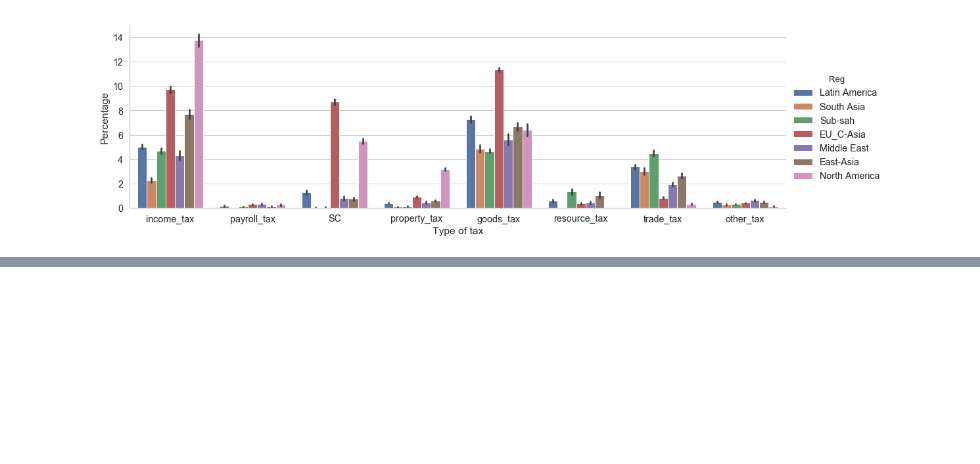
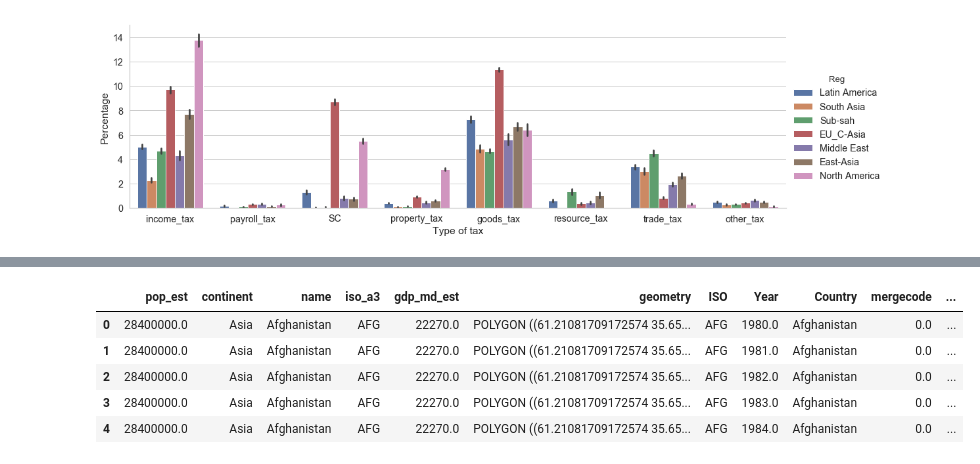
Before and after one commit to jgarciab/test_tjn, a Jupyter notebook: Test.ipynb, the cells around one changed output, grey strips where cells are left out. Drawn from its saved outputs; the diff is of its cells as text; code cells hidden in the pictures; blank space fills up the shorter version.

```diff
--- a/Test.ipynb
+++ b/Test.ipynb
@@ -215,0 +242,10 @@ sns.relplot(x="Year",y="rate",hue="tax_type",kind="line",data=df_cleaned,height=
+# %%
+world_data = pd.merge(world,df_cleaned,left_on="iso_a3",right_on="ISO")
+world_data.head()
+# %% [output]
+|  | pop_est | continent | name | iso_a3 | gdp_md_est | geometry | ISO | Year | Country | mergecode | ... |
+| 0 | 28400000.0 | Asia | Afghanistan | AFG | 22270.0 | POLYGON ((61.21081709172574 35.65... | AFG | 1980.0 | Afghanistan | 0.0 | ... |
+| 1 | 28400000.0 | Asia | Afghanistan | AFG | 22270.0 | POLYGON ((61.21081709172574 35.65... | AFG | 1981.0 | Afghanistan | 0.0 | ... |
+| 2 | 28400000.0 | Asia | Afghanistan | AFG | 22270.0 | POLYGON ((61.21081709172574 35.65... | AFG | 1982.0 | Afghanistan | 0.0 | ... |
+| 3 | 28400000.0 | Asia | Afghanistan | AFG | 22270.0 | POLYGON ((61.21081709172574 35.65... | AFG | 1983.0 | Afghanistan | 0.0 | ... |
+| 4 | 28400000.0 | Asia | Afghanistan | AFG | 22270.0 | POLYGON ((61.21081709172574 35.65... | AFG | 1984.0 | Afghanistan | 0.0 | ... |
```
Also changed, not shown: parts of 7 cells of this notebook, 20 other files.
